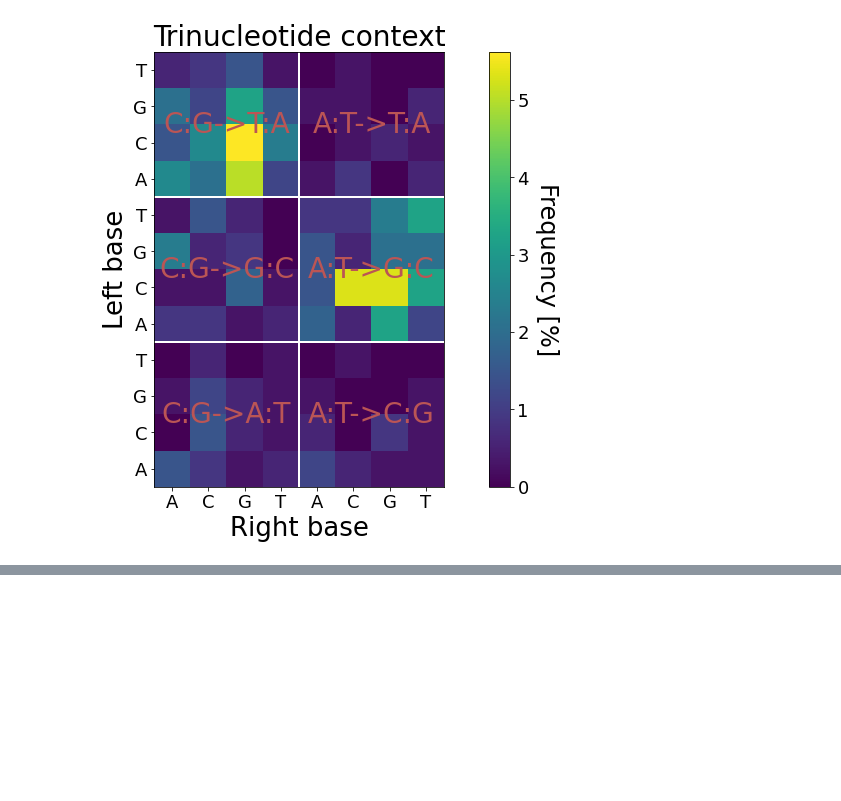
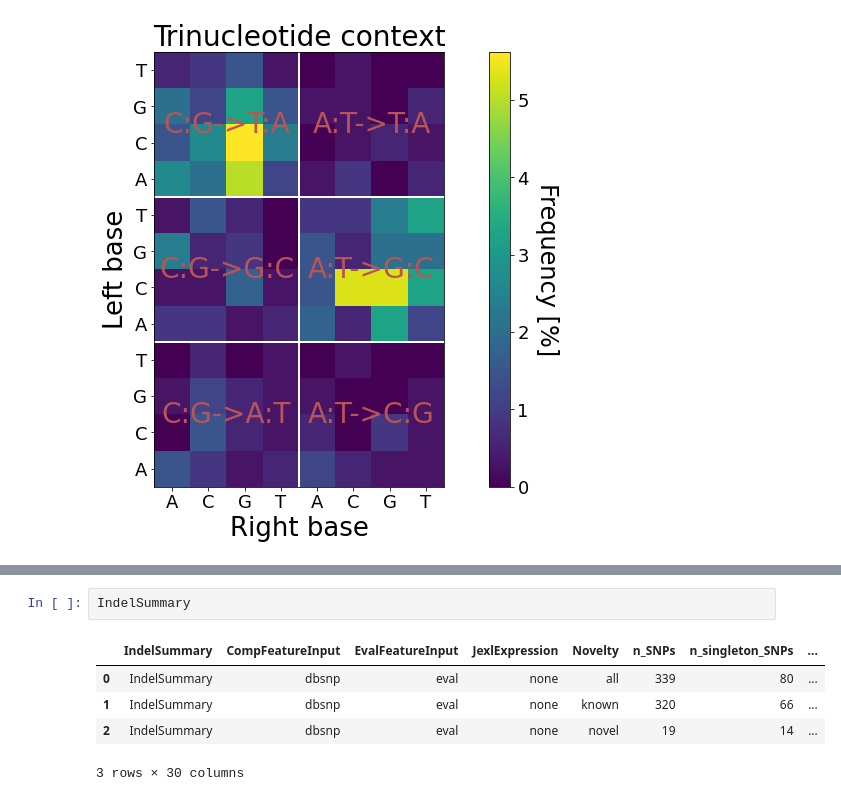
Before and after one commit to Ultimagen/VariantCalling, a Jupyter notebook: src/python/reports/report_wo_gt.ipynb, the cells around one changed output, grey strips where cells are left out. Saved outputs shown, nothing was run; the diff lists cells and outputs as text; blank space fills up the shorter version.

```diff
--- a/src/python/reports/report_wo_gt.ipynb
+++ b/src/python/reports/report_wo_gt.ipynb
@@ -338,0 +394,8 @@ plot_heatmap(motifs)
+# %%
+IndelSummary
+# %% [output]
+|  | IndelSummary | CompFeatureInput | EvalFeatureInput | JexlExpression | Novelty | n_SNPs | n_singleton_SNPs | ... |
+| 0 | IndelSummary | dbsnp | eval | none | all | 339 | 80 | ... |
+| 1 | IndelSummary | dbsnp | eval | none | known | 320 | 66 | ... |
+| 2 | IndelSummary | dbsnp | eval | none | novel | 19 | 14 | ... |
+3 rows × 30 columns
```
Also changed, not shown: parts of 10 cells of this notebook, 1 other file.
